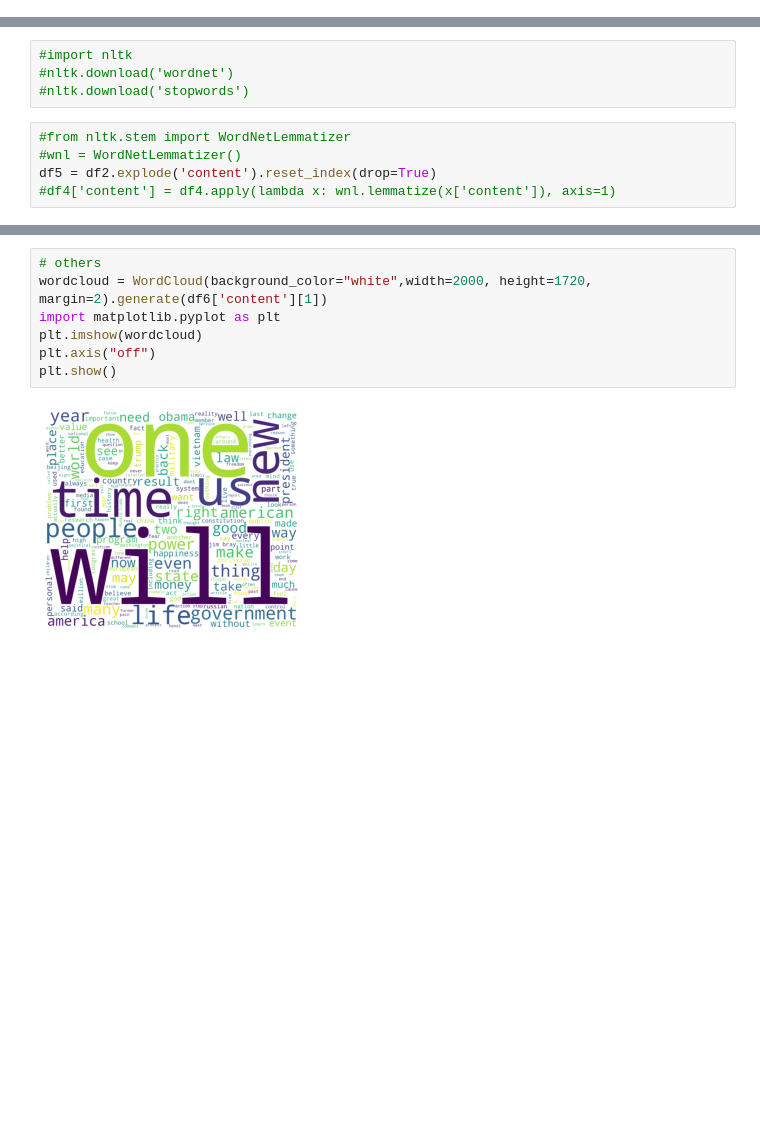
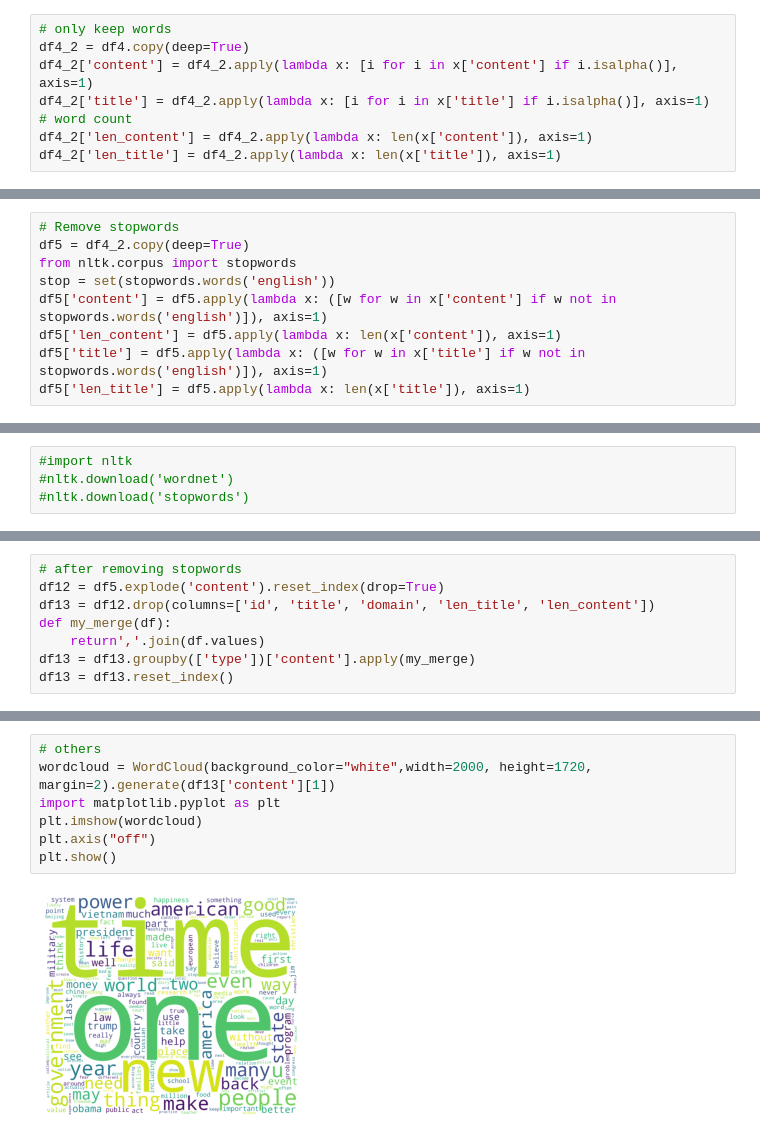
Before and after one commit to Xiiqiing/DS_project, a Jupyter notebook: M1.ipynb, the cells around one changed output, grey strips where cells are left out. Saved outputs shown, nothing was run; the diff lists cells and outputs as text; blank space fills up the shorter version.

```diff
--- a/M1.ipynb
+++ b/M1.ipynb
@@ -215,0 +166,8 @@ from nltk.stem import WordNetLemmatizer
+# %%
+# only keep words
+df4_2 = df4.copy(deep=True)
+df4_2['content'] = df4_2.apply(lambda x: [i for i in x['content'] if i.isalpha()], axis=1)
+df4_2['title'] = df4_2.apply(lambda x: [i for i in x['title'] if i.isalpha()], axis=1)
+# word count
+df4_2['len_content'] = df4_2.apply(lambda x: len(x['content']), axis=1)
+df4_2['len_title'] = df4_2.apply(lambda x: len(x['title']), axis=1)
@@ -215,0 +202,9 @@ from nltk.stem import WordNetLemmatizer
+# %%
+# Remove stopwords
+df5 = df4_2.copy(deep=True)
+from nltk.corpus import stopwords
+stop = set(stopwords.words('english'))
+df5['content'] = df5.apply(lambda x: ([w for w in x['content'] if w not in stopwords.words('english')]), axis=1)
+df5['len_content'] = df5.apply(lambda x: len(x['content']), axis=1)
+df5['title'] = df5.apply(lambda x: ([w for w in x['title'] if w not in stopwords.words('english')]), axis=1)
+df5['len_title'] = df5.apply(lambda x: len(x['title']), axis=1)
@@ -217,8 +350,3 @@ from nltk.stem import WordNetLemmatizer
 #import nltk
 #nltk.download('wordnet')
 #nltk.download('stopwords')
-# %%
-#from nltk.stem import WordNetLemmatizer
-#wnl = WordNetLemmatizer()
-df5 = df2.explode('content').reset_index(drop=True)
-#df4['content'] = df4.apply(lambda x: wnl.lemmatize(x['content']), axis=1)
@@ -254 +389,9 @@ df6
+# %%
+# after removing stopwords
+df12 = df5.explode('content').reset_index(drop=True)
+df13 = df12.drop(columns=['id', 'title', 'domain', 'len_title', 'len_content'])
+def my_merge(df):
+    return','.join(df.values)
+df13 = df13.groupby(['type'])['content'].apply(my_merge)
+df13 = df13.reset_index()
 # %%
@@ -264,10 +406,10 @@ plt.show()
 # %%
 # others
-wordcloud = WordCloud(background_color="white",width=2000, height=1720, margin=2).generate(df6['content'][1])
+wordcloud = WordCloud(background_color="white",width=2000, height=1720, margin=2).generate(df13['content'][1])
 import matplotlib.pyplot as plt
 plt.imshow(wordcloud)
 plt.axis("off")
 plt.show()
 # %% [output]
-[figure, old version]
+[figure, new version]
 # %%
```
Also changed, not shown: parts of 55 cells of this notebook.
